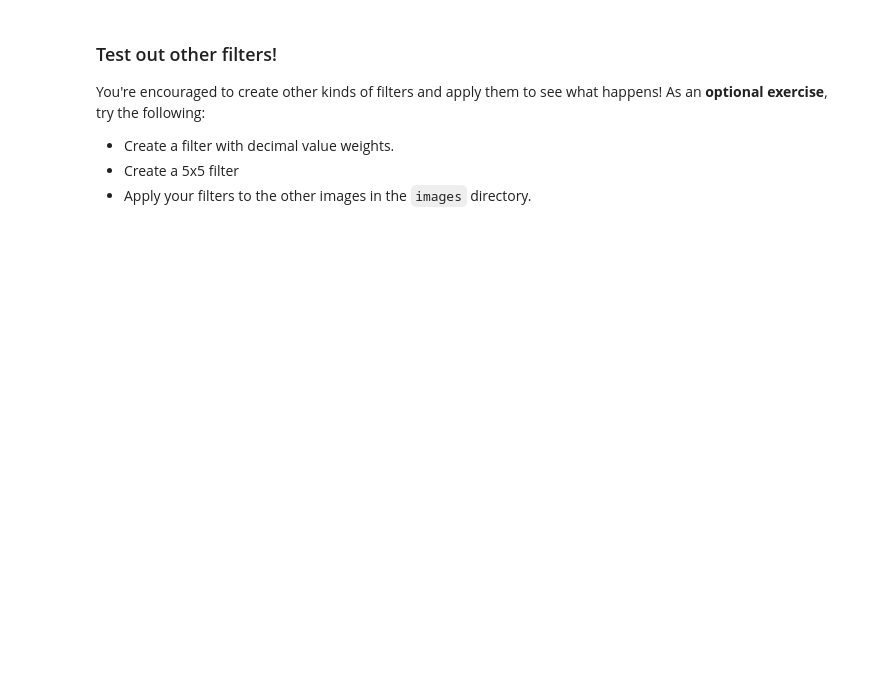
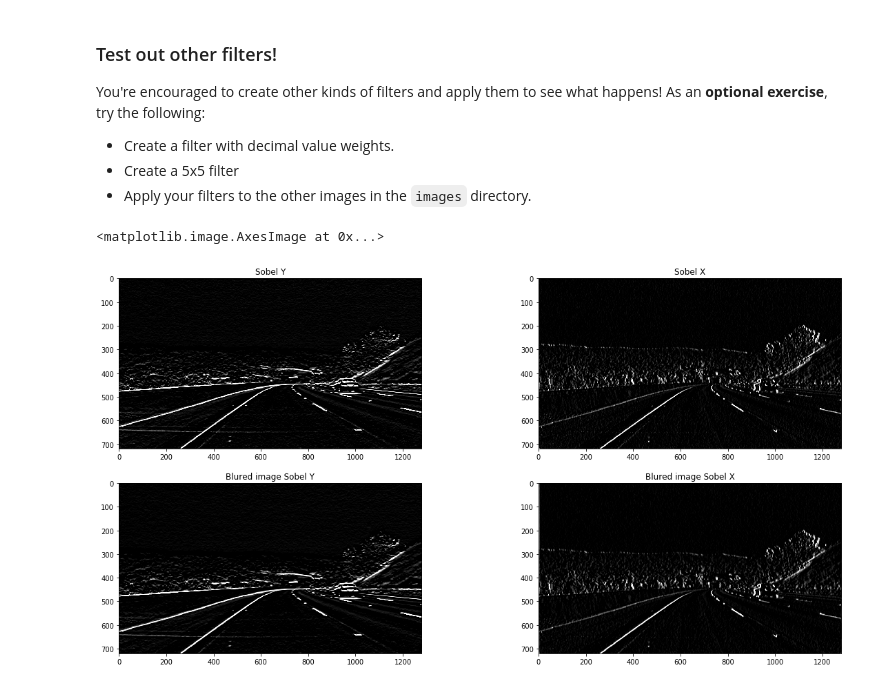
Before and after one commit to george-studenko/100_Days_of_ML_Code, a Jupyter notebook: code/cv/Finding Edges and Custom Kernels.ipynb, the cells around one changed output. Cells and saved outputs as stored; diff of their text form; code cells hidden in the pictures; blank space fills up the shorter version.

Commit message:
Complete Finding edges and custom kernels code

```diff
--- a/code/cv/Finding Edges and Custom Kernels.ipynb
+++ b/code/cv/Finding Edges and Custom Kernels.ipynb
@@ -59,3 +86,46 @@ You're encouraged to create other kinds of filters and apply them to see what ha
 * Create a filter with decimal value weights.
 * Create a 5x5 filter
 * Apply your filters to the other images in the `images` directory.
+# %%
+# Create a custom kernel
+
+# 5x5 array for edge detection
+sobel_y = np.array([[ -1, -1, -2, -1, -1],
+                    [ 0, 0, 0, 0, 0],
+                    [ 0, 0, 0, 0, 0],
+                    [ 0, 0, 0, 0, 0],
+                   [ 1, 1, 2, 1, 1]])
+
+## TODO: Create and apply a Sobel x operator
+sobel_x = np.array([[-1, 0, 0, 0, 1],
+                   [ -1,0,0,0 ,1 ],
+                   [ -2,0,0,0 ,2 ],
+                   [ -1,0,0,0 ,1 ],
+                   [ -1,0,0,0 ,1 ]])
+
+# Filter the image using filter2D, which has inputs: (grayscale image, bit-depth, kernel)
+
+filtered_image = cv2.filter2D(gray, -1, sobel_y)
+filtered_image_x = cv2.filter2D(gray, -1, sobel_x)
+
+blur_image = cv2.GaussianBlur(gray, (5, 5), 0)
+
+filtered_image_blur_y = cv2.filter2D(blur_image, -1, sobel_y)
+filtered_image_blur_x = cv2.filter2D(blur_image, -1, sobel_x)
+
+f, ((ax1,ax2),(ax3, ax4)) =  plt.subplots(2, 2, figsize=(20,10))
+
+ax1.set_title('Sobel Y')
+ax1.imshow(filtered_image, cmap='gray')
+
+ax2.set_title('Sobel X')
+ax2.imshow(filtered_image_x, cmap='gray')
+
+ax3.set_title('Blured image Sobel Y')
+ax3.imshow(filtered_image_blur_y, cmap='gray')
+
+ax4.set_title('Blured image Sobel X')
+ax4.imshow(filtered_image_blur_x, cmap='gray')
+# %% [output]
+<matplotlib.image.AxesImage at 0x...>
+[figure, added]
```
Also changed, not shown: parts of 2 cells of this notebook.
